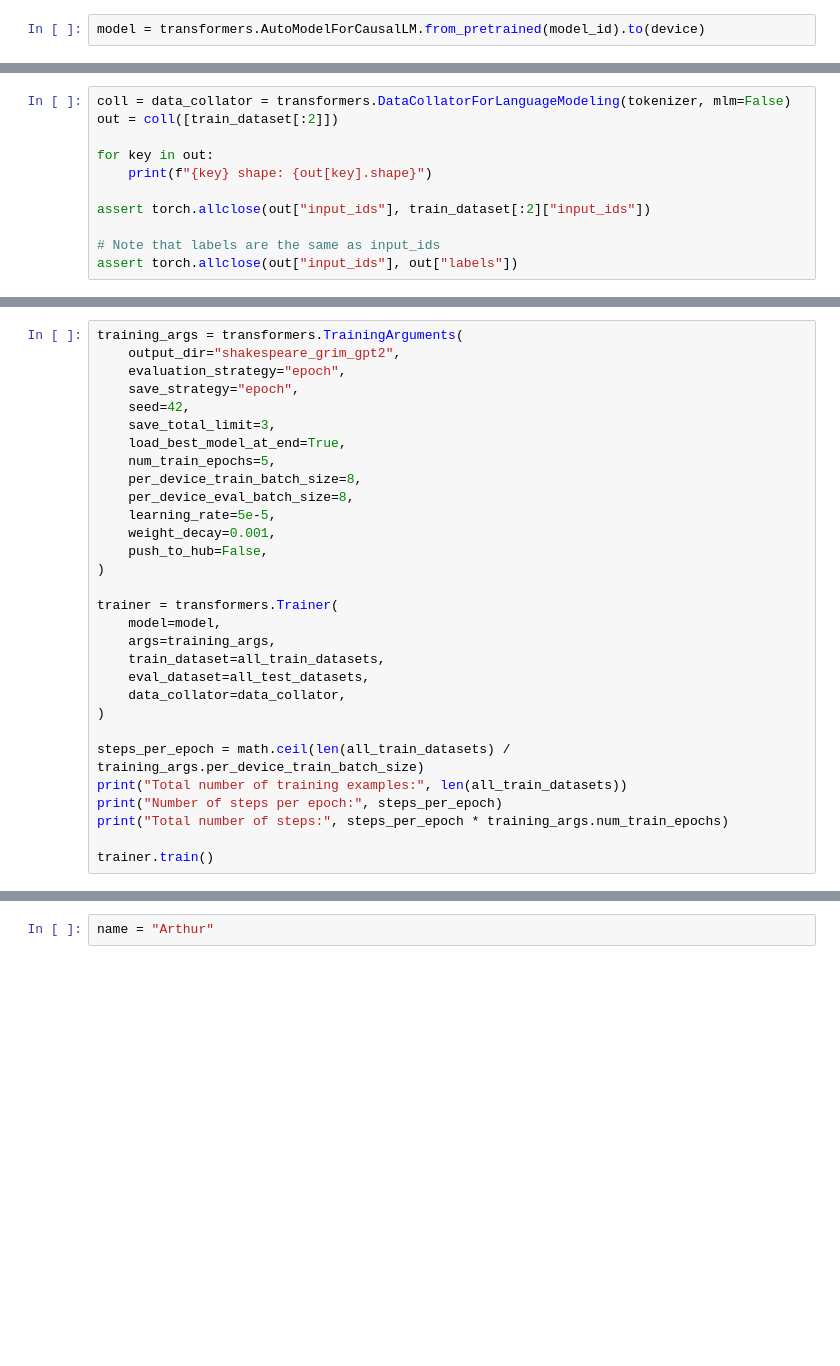
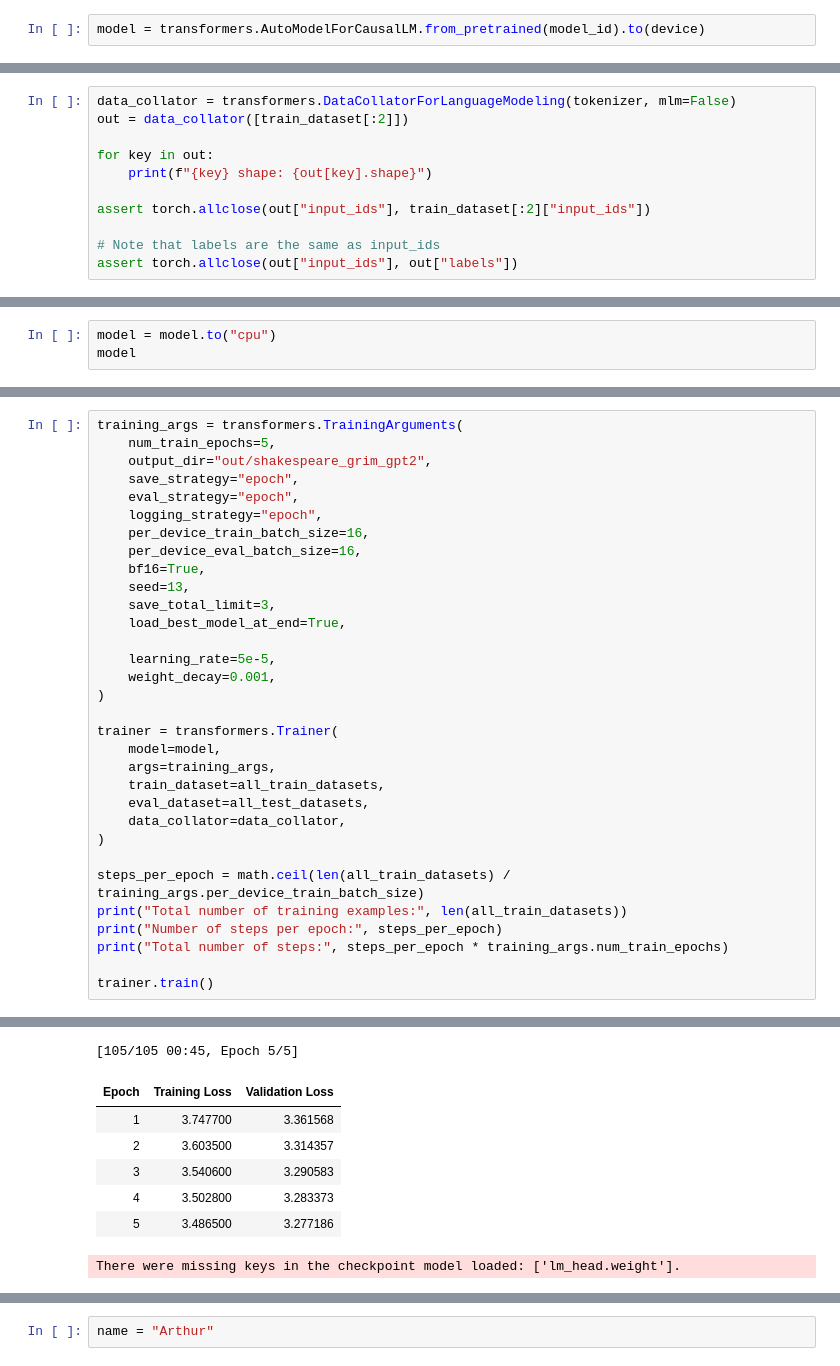
Before and after one commit to olokshyn/tuwien-dl-nlp, a Jupyter notebook: exercises/gpt_finetuning.ipynb, the cells around one changed output, grey strips where cells are left out. Drawn from its saved outputs; the diff is of its cells as text; blank space fills up the shorter version.

```diff
--- a/exercises/gpt_finetuning.ipynb
+++ b/exercises/gpt_finetuning.ipynb
@@ -147,6 +294,6 @@ tokenizer.decode(res.logits.argmax(dim=-1))
 # %%
-coll = data_collator = transformers.DataCollatorForLanguageModeling(tokenizer, mlm=False)
-out = coll([train_dataset[:2]])
+data_collator = transformers.DataCollatorForLanguageModeling(tokenizer, mlm=False)
+out = data_collator([train_dataset[:2]])
 
 for key in out:
     print(f"{key} shape: {out[key].shape}")
@@ -185,0 +342,3 @@ model
+# %%
+model = model.to("cpu")
+model
@@ -186,17 +363,19 @@ model
 # %%
 training_args = transformers.TrainingArguments(
-    output_dir="shakespeare_grim_gpt2",
-    evaluation_strategy="epoch",
+    num_train_epochs=5,
+    output_dir="out/shakespeare_grim_gpt2",
     save_strategy="epoch",
-    seed=42,
+    eval_strategy="epoch",
+    logging_strategy="epoch",
+    per_device_train_batch_size=16,
+    per_device_eval_batch_size=16,
+    bf16=True,
+    seed=13,
     save_total_limit=3,
     load_best_model_at_end=True,
-    num_train_epochs=5,
-    per_device_train_batch_size=8,
-    per_device_eval_batch_size=8,
+
     learning_rate=5e-5,
     weight_decay=0.001,
-    push_to_hub=False,
 )
 
 trainer = transformers.Trainer(
@@ -213,3 +392,4 @@ print("Number of steps per epoch:", steps_per_epoch)
 print("Total number of steps:", steps_per_epoch * training_args.num_train_epochs)
 
 trainer.train()
+# %% [output]
@@ -215,0 +399,8 @@ trainer.train()
+[105/105 00:45, Epoch 5/5]
+| Epoch | Training Loss | Validation Loss |
+| 1 | 3.747700 | 3.361568 |
+| 2 | 3.603500 | 3.314357 |
+| 3 | 3.540600 | 3.290583 |
+| 4 | 3.502800 | 3.283373 |
+| 5 | 3.486500 | 3.277186 |
+There were missing keys in the checkpoint model loaded: ['lm_head.weight'].
```
Also changed, not shown: parts of 39 cells of this notebook, 3 other files.
